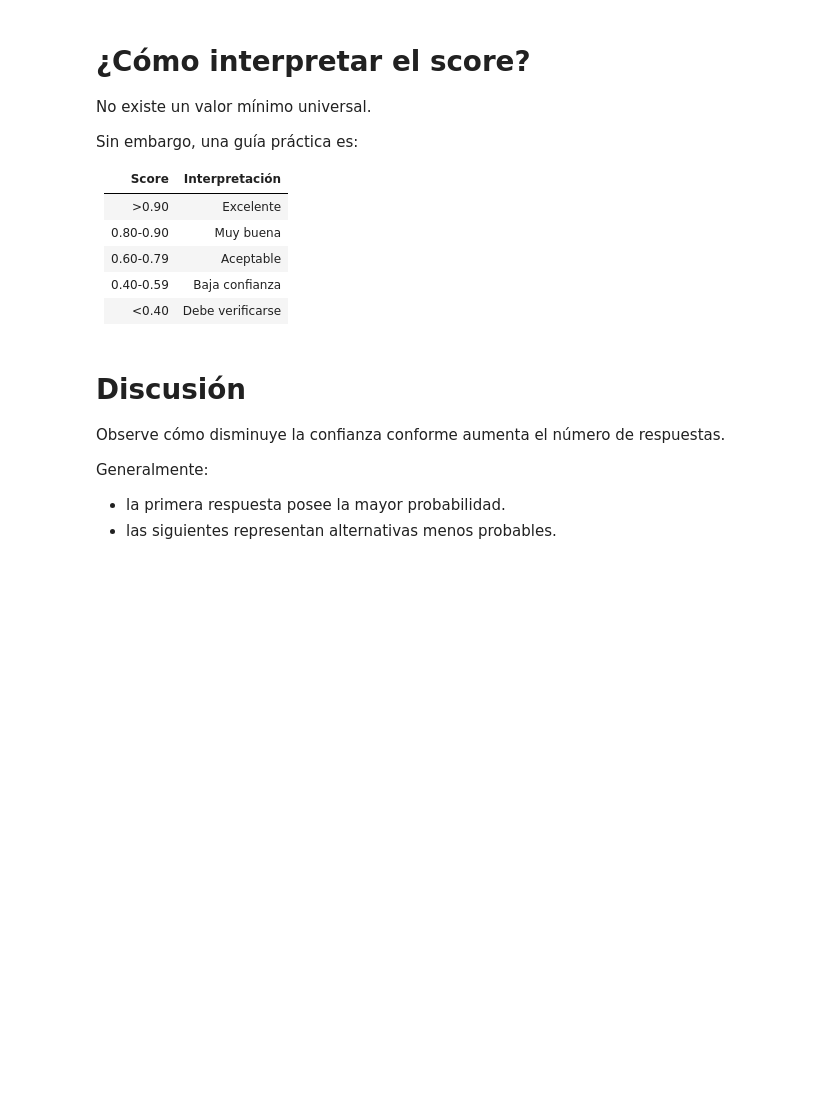
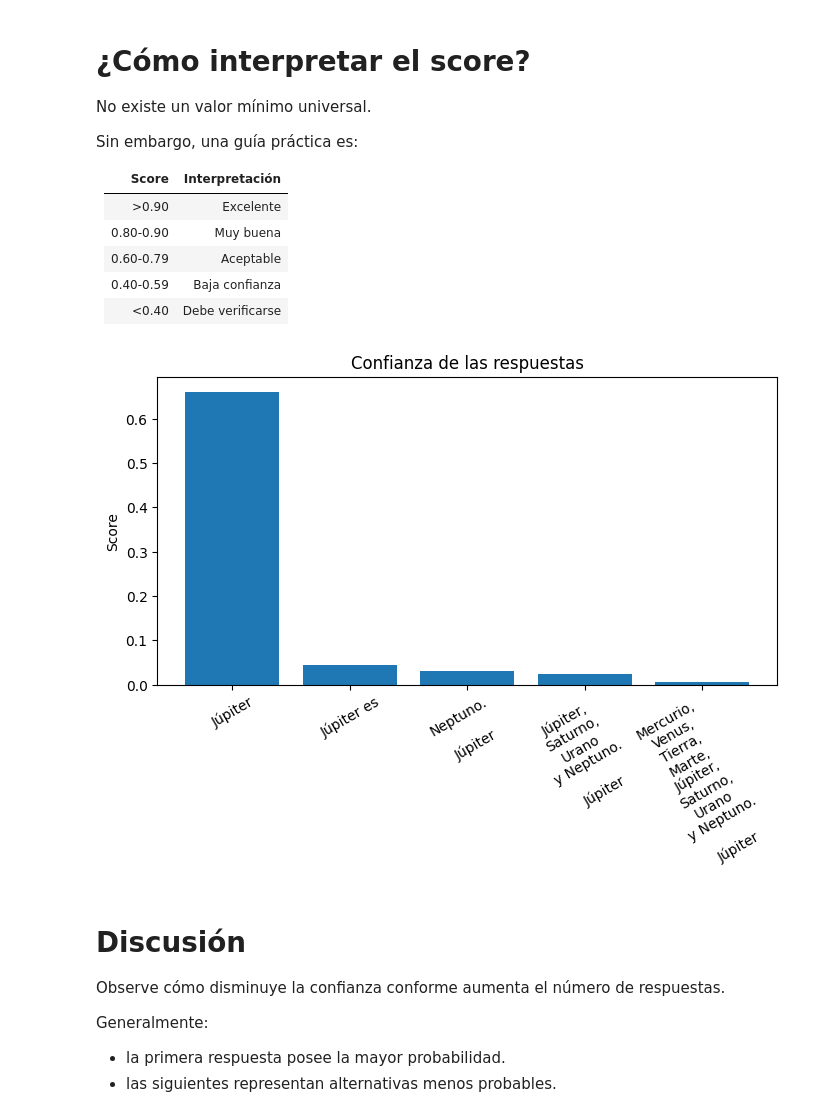
Before and after one commit to Melvillalta1/Laboratorio2ML, a Jupyter notebook: LaboratorioML.ipynb, the cells around one changed output. Drawn from its saved outputs; the diff is of its cells as text; code cells hidden in the pictures; blank space fills up the shorter version.

```diff
--- a/LaboratorioML.ipynb
+++ b/LaboratorioML.ipynb
@@ -1370,6 +1415,6 @@ respuestas = responder_pregunta(
     top_k=5
 )
 
-tabla_topk = pd.DataFrame(respuestas)
+tabla = pd.DataFrame(respuestas)
 
-tabla_topk
+tabla
@@ -1389,9 +1441,9 @@ Las columnas significan:
 # ORDENANDO RESPUESTAS
 # =====================================================
 
-tabla_topk = tabla_topk.sort_values(
+tabla = tabla.sort_values(
     by="score",
     ascending=False
 )
 
-tabla_topk
+tabla
@@ -1412,28 +1471,30 @@ Sin embargo, una guía práctica es:
 # %%
 # =====================================================
 # VISUALIZAR SCORES
 # =====================================================
 
 import matplotlib.pyplot as plt
 
 plt.figure(figsize=(8,4))
 
 plt.bar(
-    range(len(tabla_topk)),
-    tabla_topk["score"]
+    range(len(tabla)),
+    tabla["score"]
 )
 
 plt.xticks(
-    range(len(tabla_topk)),
-    tabla_topk["answer"],
+    range(len(tabla)),
+    tabla["answer"],
     rotation=30
 )
 
 plt.ylabel("Score")
 
 plt.title("Confianza de las respuestas")
 
 plt.show()
+# %% [output]
+[figure, added]
 # %% [markdown]
 # Discusión
 
```
Also changed, not shown: parts of 43 cells of this notebook.
